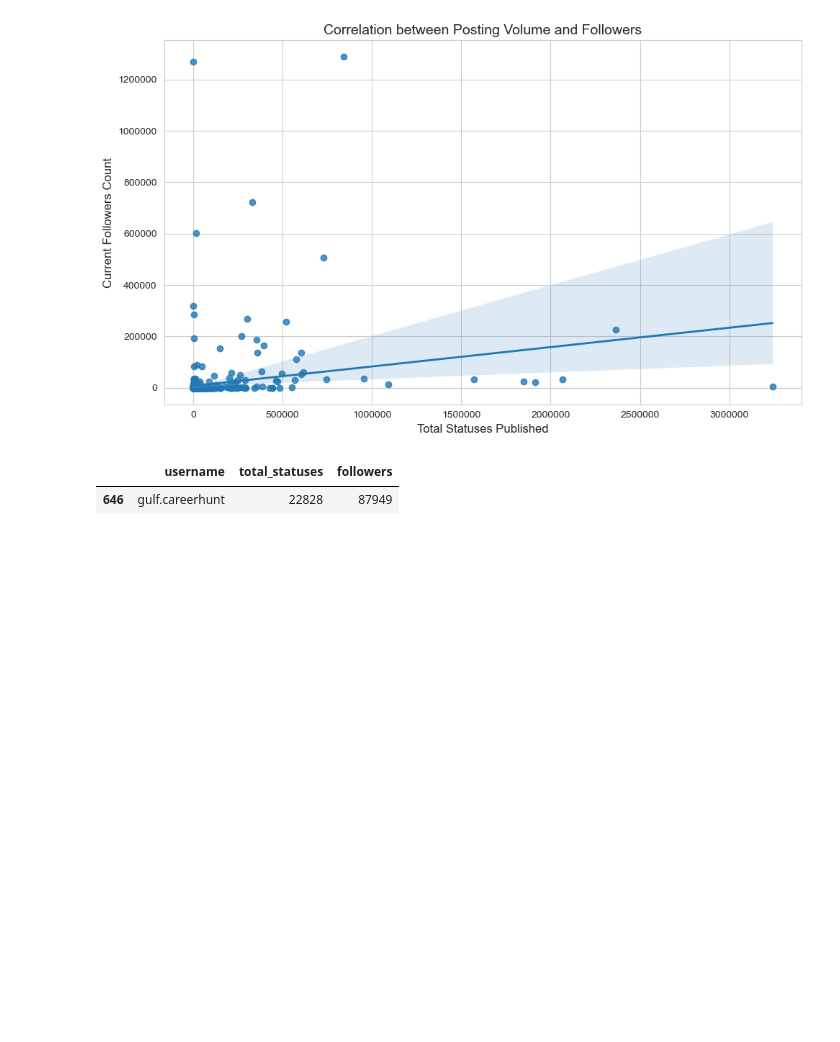
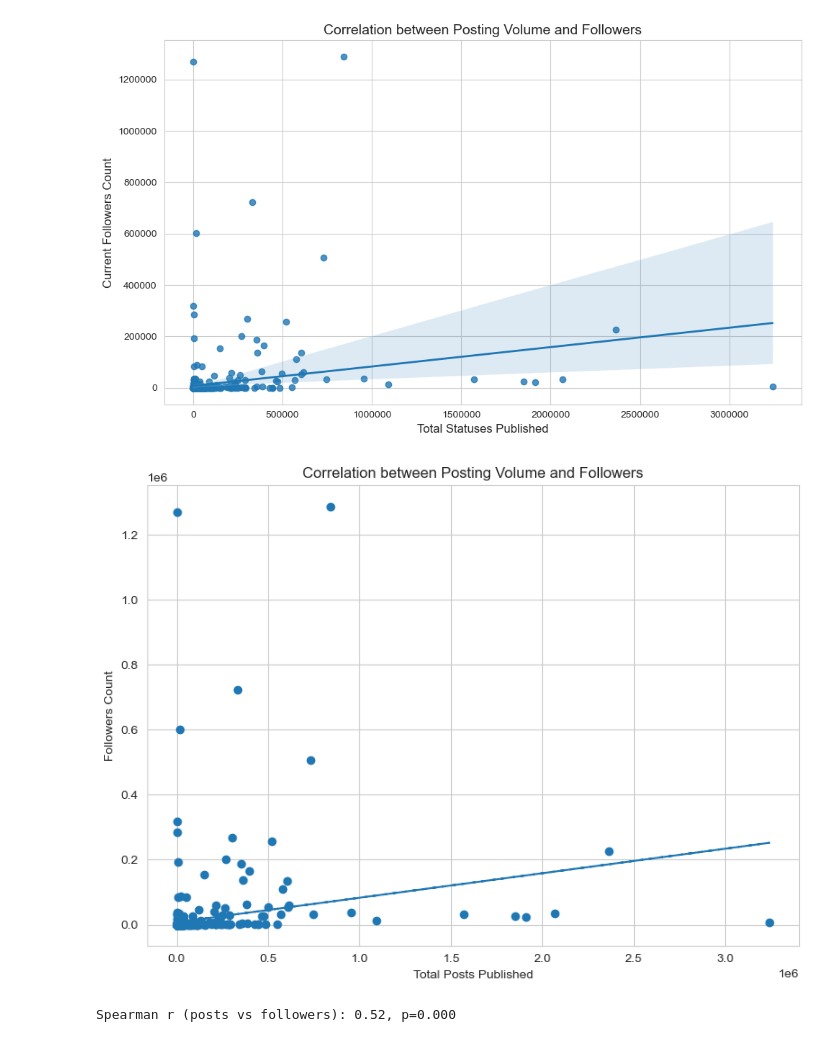
Before and after one commit to cemil-kerimoglu/mastodon_posts, a Jupyter notebook: notebooks/01_api_exploration.ipynb, the cells around one changed output. Cells and saved outputs as stored; diff of their text form; code cells hidden in the pictures; blank space fills up the shorter version.

Commit message:
plot with matplotlib

```diff
--- a/notebooks/01_api_exploration.ipynb
+++ b/notebooks/01_api_exploration.ipynb
@@ -390,8 +390,20 @@ plt.tight_layout()
 plt.show()
 # %% [output]
 [figure]
-# %%
-follower_stats[follower_stats['username'] == 'gulf.careerhunt']
-# %% [output]
-|  | username | total_statuses | followers |
-| 646 | gulf.careerhunt | 22828 | 87949 |
+# %%
+# Post count vs Total reactions
+x1, y1 = follower_stats['total_statuses'], follower_stats['followers']
+fig, ax = plt.subplots(figsize=(8,6))
+ax.scatter(x1, y1)
+m1, b1 = np.polyfit(x1, y1, 1)
+ax.plot(x1, m1*x1 + b1, linestyle='--')
+ax.set_xlabel('Total Posts Published')
+ax.set_ylabel('Followers Count')
+ax.set_title('Correlation between Posting Volume and Followers')
+plt.tight_layout()
+plt.show()
+r1, p1 = spearmanr(x1, y1)
+print(f'Spearman r (posts vs followers): {r1:.2f}, p={p1:.3f}')
+# %% [output]
+[figure, added]
+Spearman r (posts vs followers): 0.52, p=0.000
```
Also changed, not shown: parts of 2 cells of this notebook, 1 other file.
